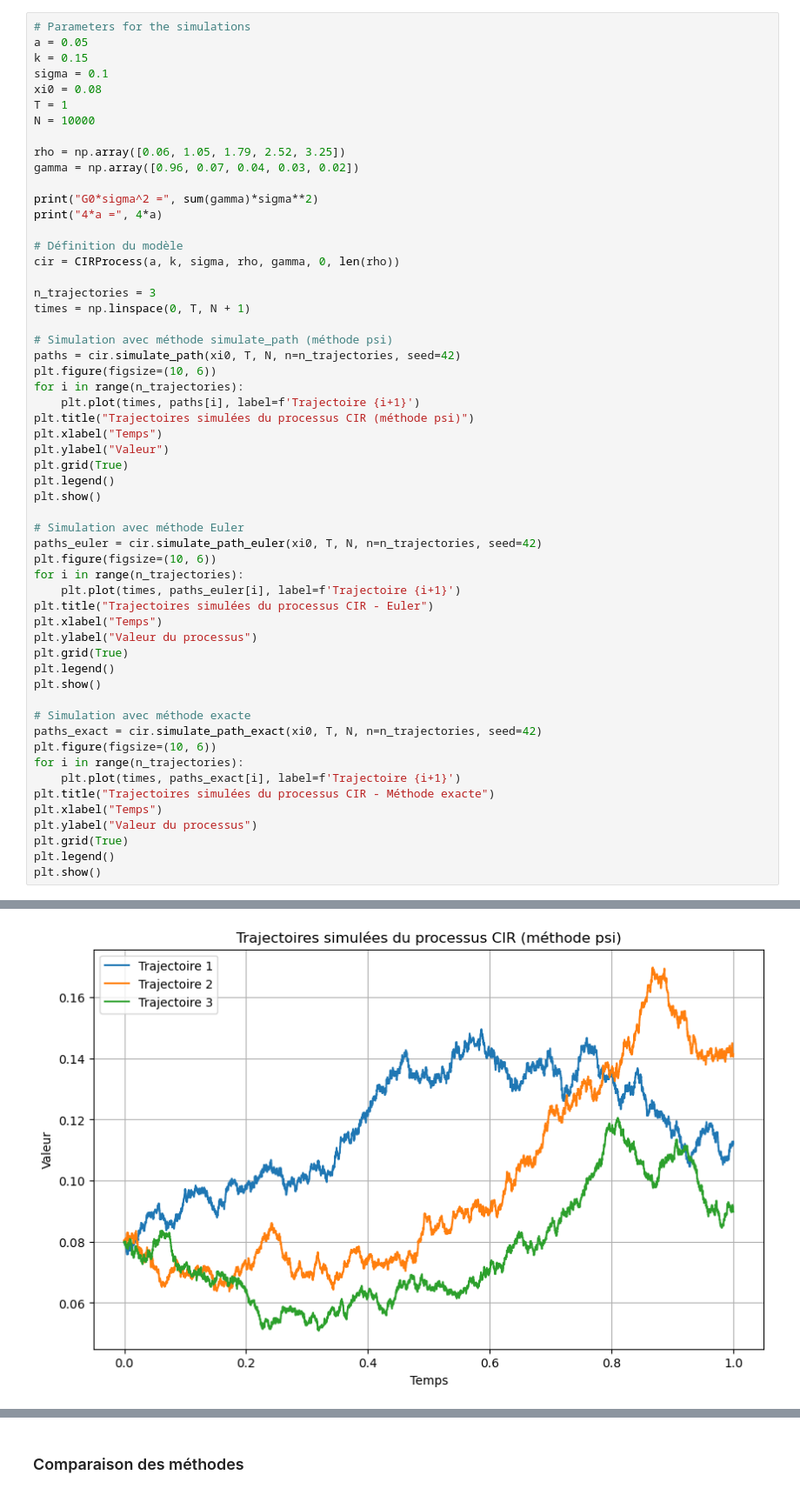
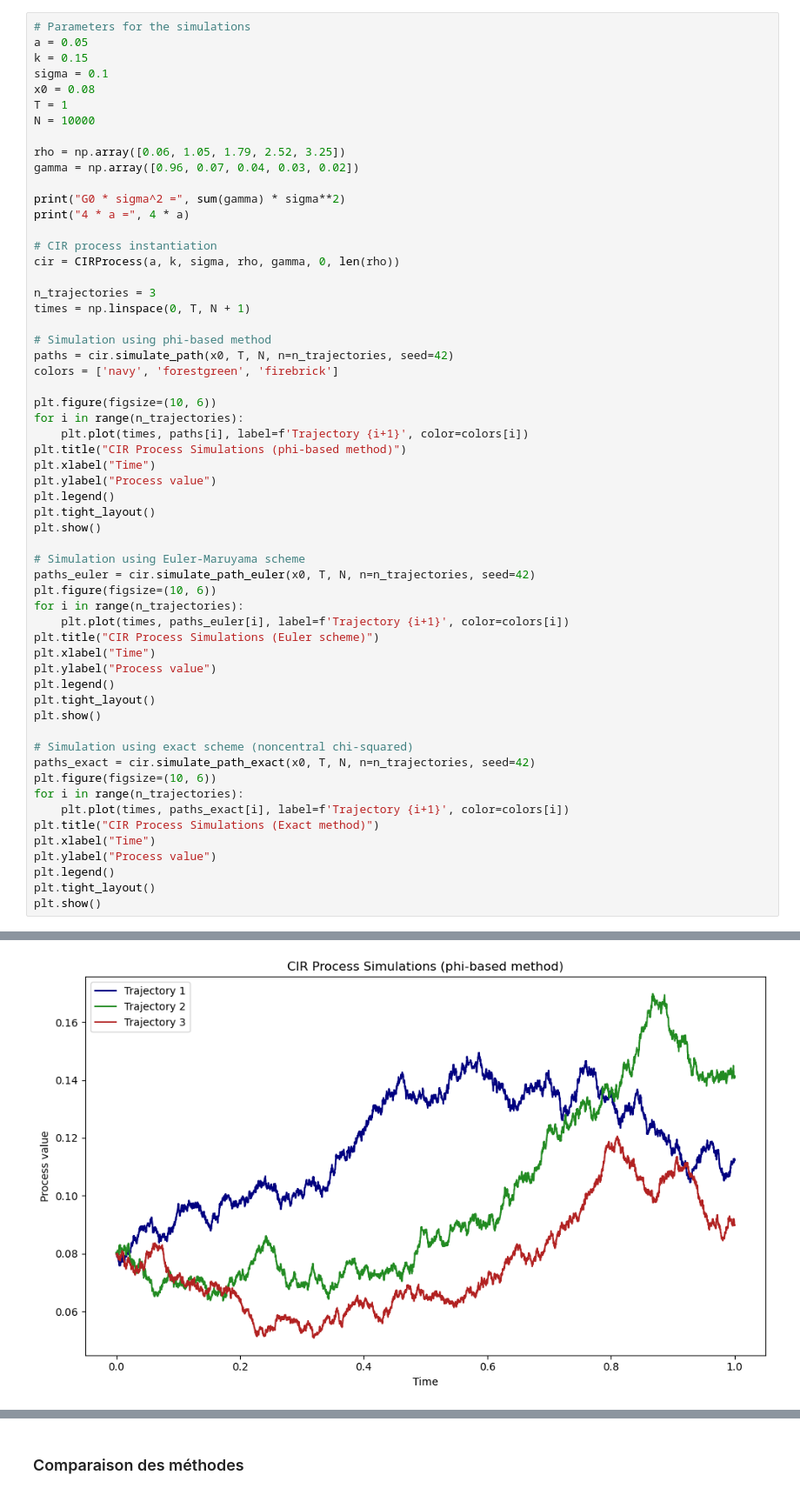
Before and after one commit to maxence2508/stage-cermics, a Jupyter notebook: second-order-schemes-for-multifactor-cir-and-heston-models.ipynb, the cells around one changed output, grey strips where cells are left out. Shown at 87% size. Saved outputs shown, nothing was run; the diff lists cells and outputs as text.

```diff
--- a/second-order-schemes-for-multifactor-cir-and-heston-models.ipynb
+++ b/second-order-schemes-for-multifactor-cir-and-heston-models.ipynb
@@ -235,55 +399,57 @@ class CIRProcess:
 a = 0.05
 k = 0.15
 sigma = 0.1
-xi0 = 0.08
+x0 = 0.08
 T = 1
 N = 10000
 
 rho = np.array([0.06, 1.05, 1.79, 2.52, 3.25])
 gamma = np.array([0.96, 0.07, 0.04, 0.03, 0.02])
 
-print("G0*sigma^2 =", sum(gamma)*sigma**2)
-print("4*a =", 4*a)
+print("G0 * sigma^2 =", sum(gamma) * sigma**2)
+print("4 * a =", 4 * a)
 
-# Définition du modèle
+# CIR process instantiation
 cir = CIRProcess(a, k, sigma, rho, gamma, 0, len(rho))
 
 n_trajectories = 3
 times = np.linspace(0, T, N + 1)
 
-# Simulation avec méthode simulate_path (méthode psi)
-paths = cir.simulate_path(xi0, T, N, n=n_trajectories, seed=42)
+# Simulation using phi-based method
+paths = cir.simulate_path(x0, T, N, n=n_trajectories, seed=42)
+colors = ['navy', 'forestgreen', 'firebrick']
+
 plt.figure(figsize=(10, 6))
 for i in range(n_trajectories):
-    plt.plot(times, paths[i], label=f'Trajectoire {i+1}')
-plt.title("Trajectoires simulées du processus CIR (méthode psi)")
-plt.xlabel("Temps")
-plt.ylabel("Valeur")
-plt.grid(True)
+    plt.plot(times, paths[i], label=f'Trajectory {i+1}', color=colors[i])
+plt.title("CIR Process Simulations (phi-based method)")
+plt.xlabel("Time")
+plt.ylabel("Process value")
 plt.legend()
+plt.tight_layout()
 plt.show()
 
-# Simulation avec méthode Euler
-paths_euler = cir.simulate_path_euler(xi0, T, N, n=n_trajectories, seed=42)
+# Simulation using Euler-Maruyama scheme
+paths_euler = cir.simulate_path_euler(x0, T, N, n=n_trajectories, seed=42)
 plt.figure(figsize=(10, 6))
 for i in range(n_trajectories):
-    plt.plot(times, paths_euler[i], label=f'Trajectoire {i+1}')
-plt.title("Trajectoires simulées du processus CIR - Euler")
-plt.xlabel("Temps")
-plt.ylabel("Valeur du processus")
-plt.grid(True)
+    plt.plot(times, paths_euler[i], label=f'Trajectory {i+1}', color=colors[i])
+plt.title("CIR Process Simulations (Euler scheme)")
+plt.xlabel("Time")
+plt.ylabel("Process value")
 plt.legend()
+plt.tight_layout()
 plt.show()
 
-# Simulation avec méthode exacte
-paths_exact = cir.simulate_path_exact(xi0, T, N, n=n_trajectories, seed=42)
+# Simulation using exact scheme (noncentral chi-squared)
+paths_exact = cir.simulate_path_exact(x0, T, N, n=n_trajectories, seed=42)
 plt.figure(figsize=(10, 6))
 for i in range(n_trajectories):
-    plt.plot(times, paths_exact[i], label=f'Trajectoire {i+1}')
-plt.title("Trajectoires simulées du processus CIR - Méthode exacte")
-plt.xlabel("Temps")
-plt.ylabel("Valeur du processus")
-plt.grid(True)
+    plt.plot(times, paths_exact[i], label=f'Trajectory {i+1}', color=colors[i])
+plt.title("CIR Process Simulations (Exact method)")
+plt.xlabel("Time")
+plt.ylabel("Process value")
 plt.legend()
+plt.tight_layout()
 plt.show()
 # %% [output]
@@ -292 +458 @@ G0*sigma^2 = 0.011200000000000003
-[figure, old version]
+[figure, new version]
```
Also changed, not shown: parts of 24 cells of this notebook.
